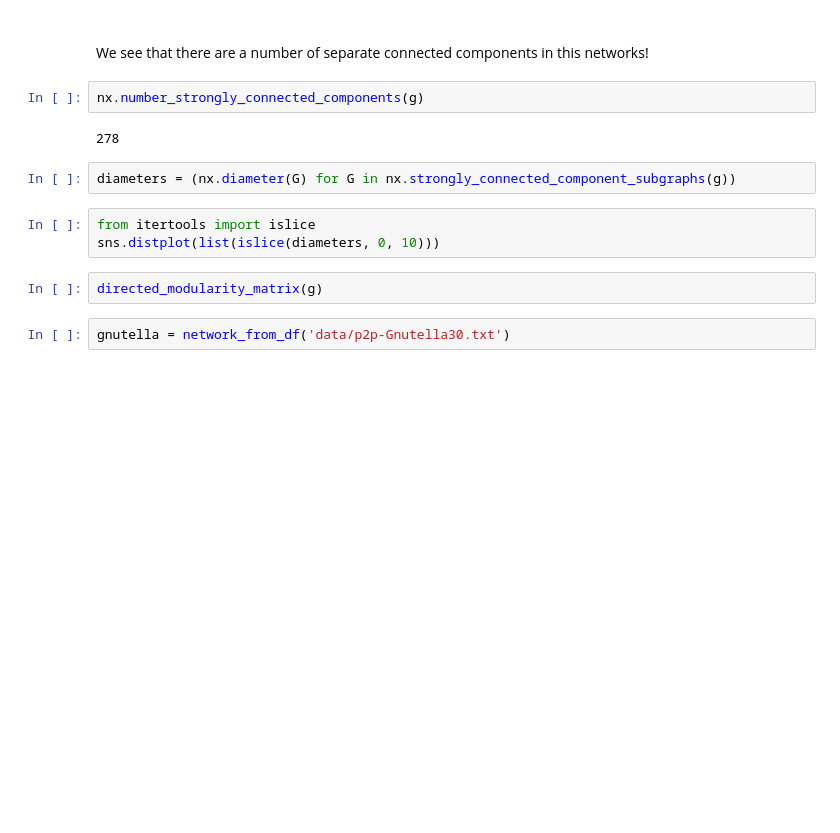
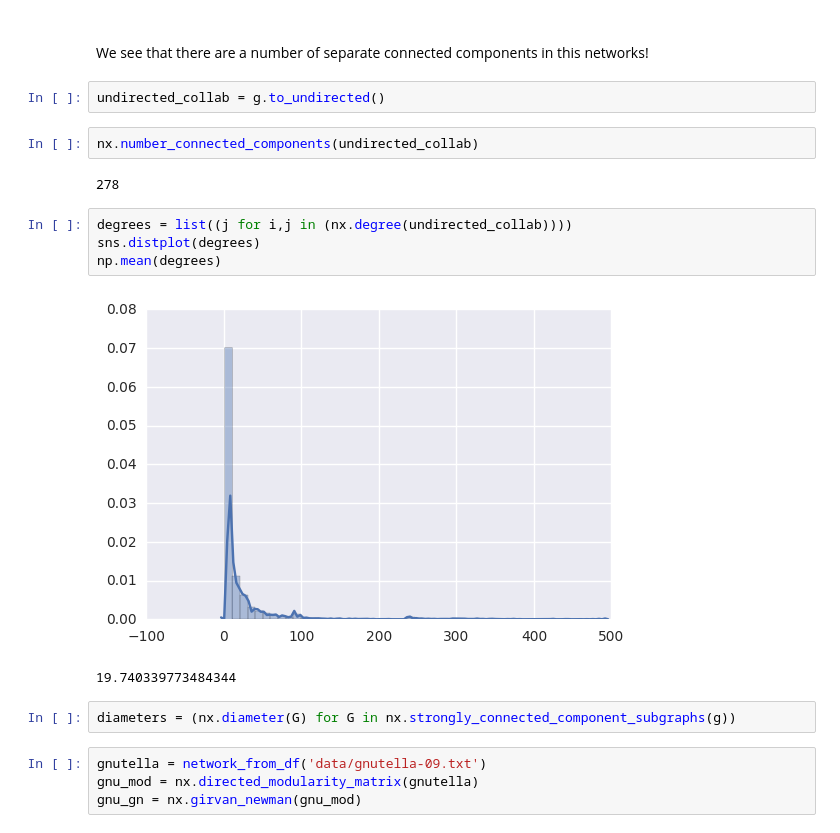
Before and after one commit to nandanrao/networks-ps2, a Jupyter notebook: PS2.ipynb, the cells around one changed output. Saved outputs shown, nothing was run; the diff lists cells and outputs as text; blank space fills up the shorter version.

Commit message:
nx2 and modularity/grivan newman

```diff
--- a/PS2.ipynb
+++ b/PS2.ipynb
@@ -123,16 +124,22 @@ pd.DataFrame({
 ###
 
 We see that there are a number of separate connected components in this networks!
-# %%
-nx.number_strongly_connected_components(g)
-# %% [output]
-278
+# %%
+undirected_collab = g.to_undirected()
+# %%
+nx.number_connected_components(undirected_collab)
+# %% [output]
+278
+# %%
+degrees = list((j for i,j in (nx.degree(undirected_collab))))
+sns.distplot(degrees)
+np.mean(degrees)
+# %% [output]
+[figure, added]
+19.740339773484344
 # %%
 diameters = (nx.diameter(G) for G in nx.strongly_connected_component_subgraphs(g))
-# %%
-from itertools import islice
-sns.distplot(list(islice(diameters, 0, 10)))
-# %%
-directed_modularity_matrix(g)
-# %%
-gnutella = network_from_df('data/p2p-Gnutella30.txt')
+# %%
+gnutella = network_from_df('data/gnutella-09.txt')
+gnu_mod = nx.directed_modularity_matrix(gnutella)
+gnu_gn = nx.girvan_newman(gnu_mod)
```
Also changed, not shown: parts of 8 cells of this notebook.
